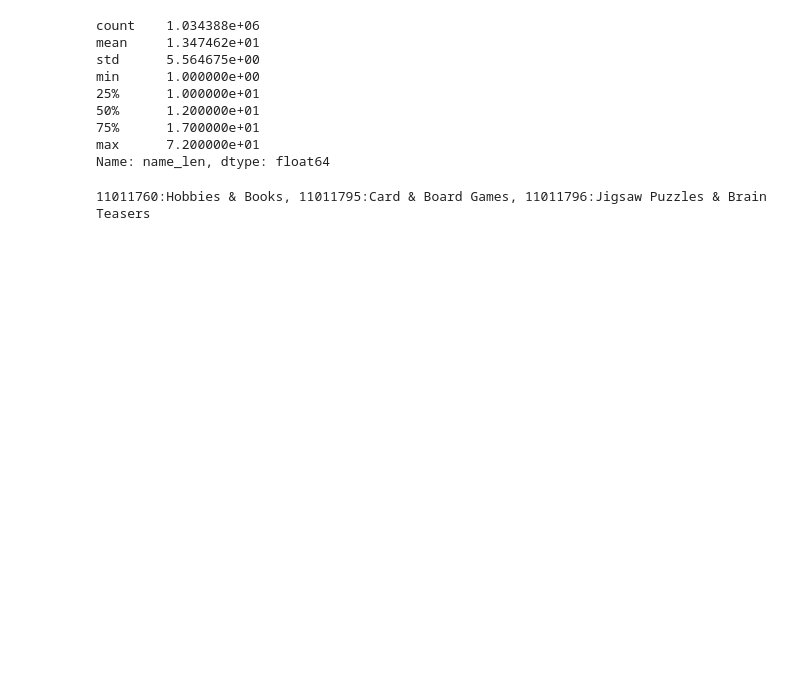
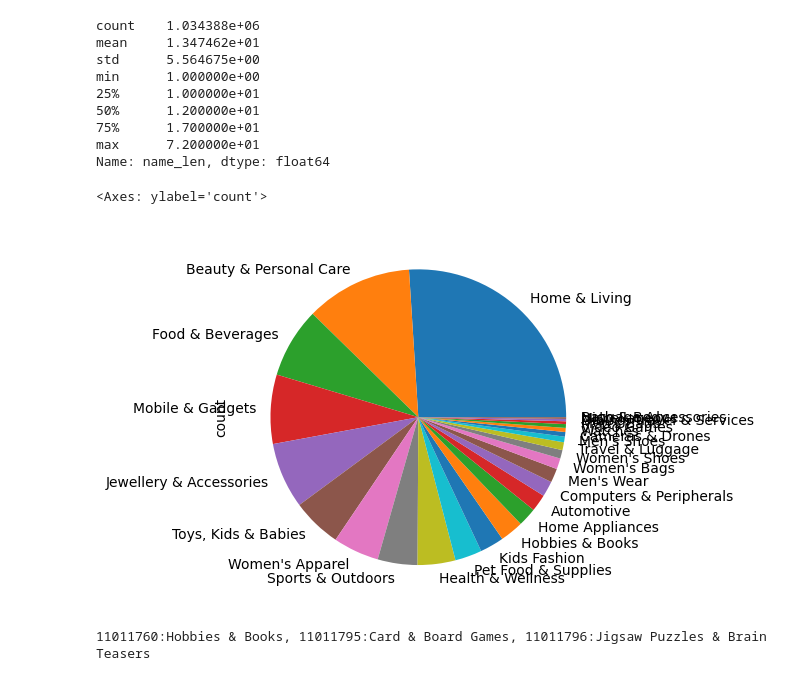
Before and after one commit to wuhonglei/dh_ai, a Jupyter notebook: 课后作业/关键词分类_pytorch/fe_category_csv/test.ipynb, the cells around one changed output. Drawn from its saved outputs; the diff is of its cells as text; code cells hidden in the pictures; blank space fills up the shorter version.

```diff
--- a/课后作业/关键词分类_pytorch/fe_category_csv/test.ipynb
+++ b/课后作业/关键词分类_pytorch/fe_category_csv/test.ipynb
@@ -28,6 +28,15 @@ min      1.000000e+00
 75%      1.700000e+01
 max      7.200000e+01
 Name: name_len, dtype: float64
+# %%
+import pandas as pd
+
+df = pd.read_csv('./data/keyword_category.csv')
+# 绘制类别 fe_category_1 列的扇形图
+df['fe_category_1'].value_counts().plot.pie()
+# %% [output]
+<Axes: ylabel='count'>
+[figure, added]
 # %%
 import re
 
```
Also changed, not shown: parts of 1 cell of this notebook, 6 other files.
